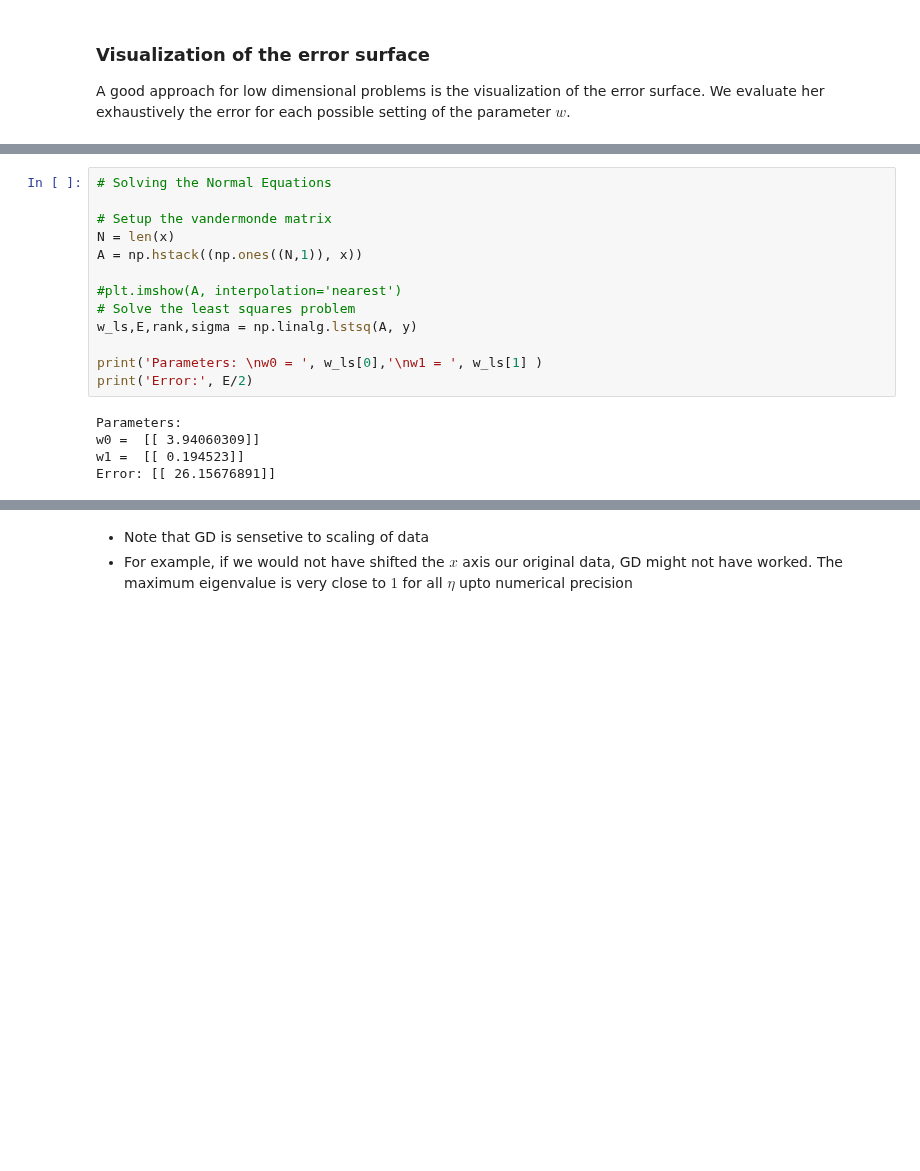
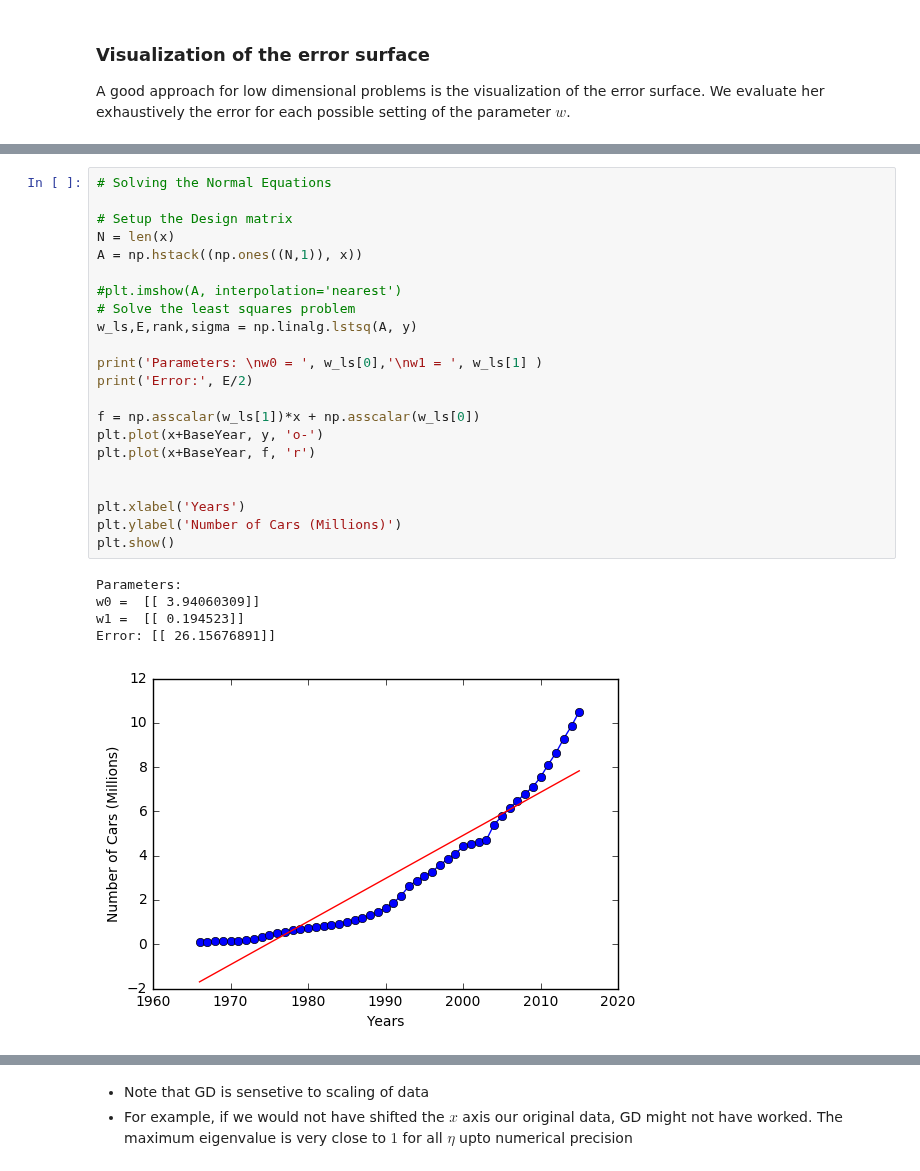
Before and after one commit to atcemgil/notes, a Jupyter notebook: Regression.ipynb, the cells around one changed output, grey strips where cells are left out. Drawn from its saved outputs; the diff is of its cells as text; blank space fills up the shorter version.

```diff
--- a/Regression.ipynb
+++ b/Regression.ipynb
@@ -255,19 +304,29 @@ P & = & A (A^\top A)^{-1} A^\top
 # %%
 # Solving the Normal Equations
 
-# Setup the vandermonde matrix
+# Setup the Design matrix
 N = len(x)
 A = np.hstack((np.ones((N,1)), x))
 
 #plt.imshow(A, interpolation='nearest')
 # Solve the least squares problem
 w_ls,E,rank,sigma = np.linalg.lstsq(A, y)
 
 print('Parameters: \nw0 = ', w_ls[0],'\nw1 = ', w_ls[1] )
 print('Error:', E/2)
+
+f = np.asscalar(w_ls[1])*x + np.asscalar(w_ls[0])
+plt.plot(x+BaseYear, y, 'o-')
+plt.plot(x+BaseYear, f, 'r')
+
+
+plt.xlabel('Years')
+plt.ylabel('Number of Cars (Millions)')
+plt.show()
 # %% [output]
 Parameters:
 w0 =  [[ 3.94060309]]
 w1 =  [[ 0.194523]]
 Error: [[ 26.15676891]]
+[figure, added]
 # %% [markdown]
```
Also changed, not shown: parts of 36 cells of this notebook, 5 other files.
